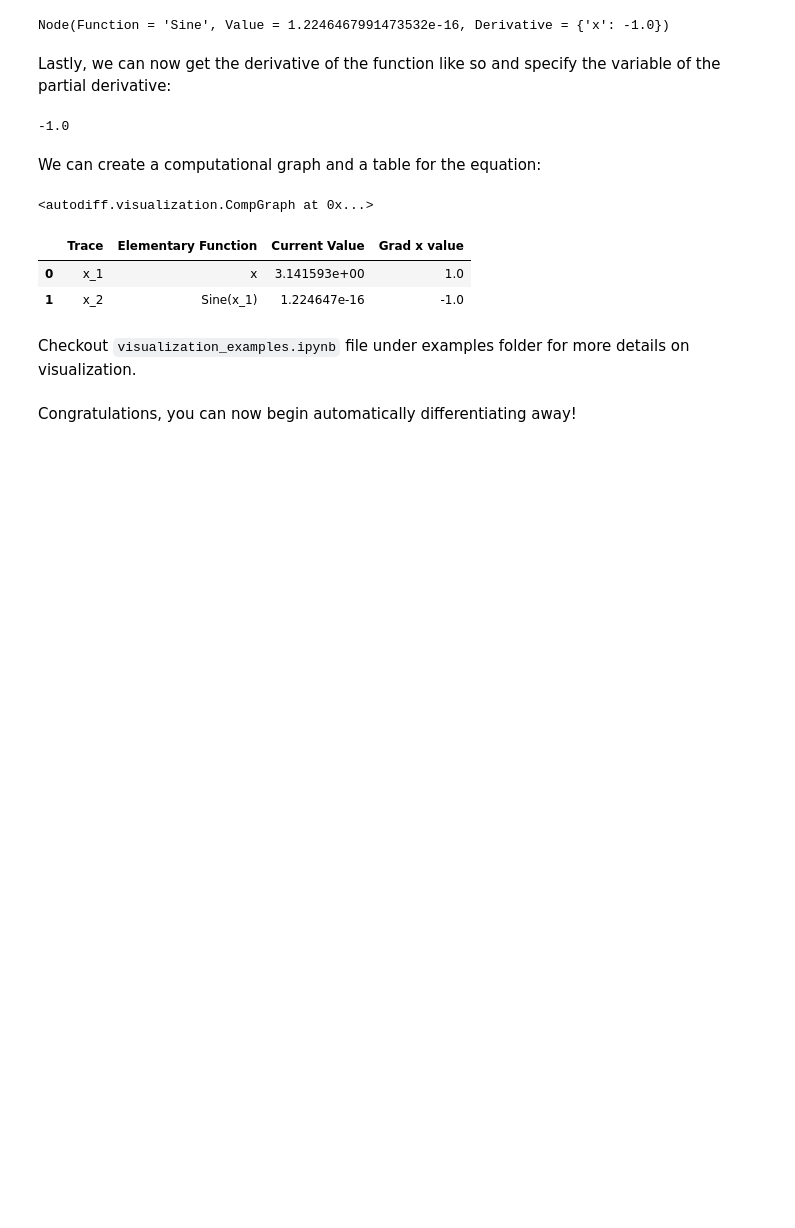
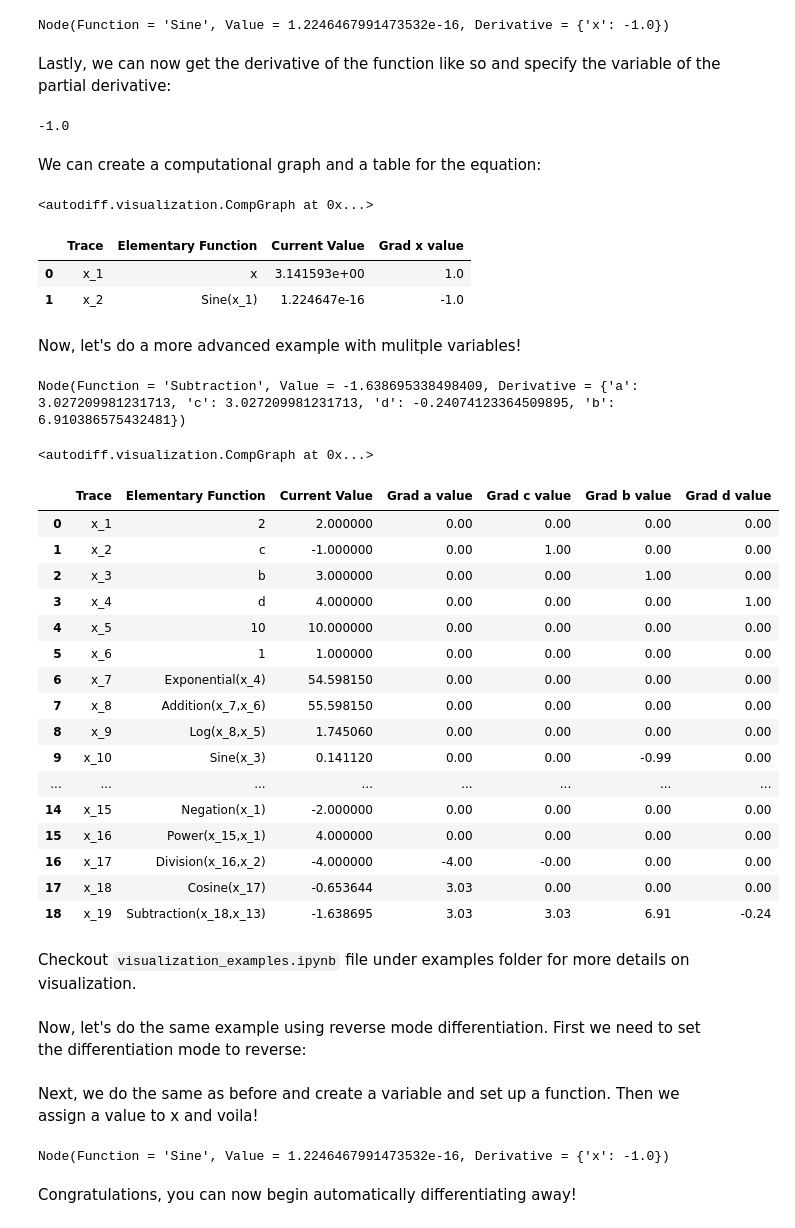
Before and after one commit to teamjel/cs207-FinalProject, a Jupyter notebook: documentation/Documentation.ipynb, the cells around one changed output. Saved outputs shown, nothing was run; the diff lists cells and outputs as text; code cells hidden in the pictures; blank space fills up the shorter version.

```diff
--- a/documentation/Documentation.ipynb
+++ b/documentation/Documentation.ipynb
@@ -89,5 +95,42 @@ y.get_comp_table()
 |  | Trace | Elementary Function | Current Value | Grad x value |
 | 0 | x_1 | x | 3.141593e+00 | 1.0 |
 | 1 | x_2 | Sine(x_1) | 1.224647e-16 | -1.0 |
+# %% [markdown]
+Now, let's do a more advanced example with mulitple variables!
+# %%
+a = AD.Variable("a")
+b = AD.Variable("b")
+c = AD.Variable("c")
+d = AD.Variable("d")
+y = AD.cos((-a)**2/c) - 4*AD.sin(b) * AD.log(AD.exp(d) + 1, 10)
+y(a = 2, b = 3, c = -1, d = 4)
+# %% [output]
+Node(Function = 'Subtraction', Value = -1.638695338498409, Derivative = {'a': 3.027209981231713, 'c': 3.027209981231713, 'd': -0.24074123364509895, 'b': 6.910386575432481})
+# %%
+y.get_comp_graph()
+# %% [output]
+<autodiff.visualization.CompGraph at 0x...>
+# %%
+y.get_comp_table()
+# %% [output]
+|  | Trace | Elementary Function | Current Value | Grad a value | Grad c value | Grad b value | Grad d value |
+| 0 | x_1 | 2 | 2.000000 | 0.00 | 0.00 | 0.00 | 0.00 |
+| 1 | x_2 | c | -1.000000 | 0.00 | 1.00 | 0.00 | 0.00 |
+| 2 | x_3 | b | 3.000000 | 0.00 | 0.00 | 1.00 | 0.00 |
+| 3 | x_4 | d | 4.000000 | 0.00 | 0.00 | 0.00 | 1.00 |
+| 4 | x_5 | 10 | 10.000000 | 0.00 | 0.00 | 0.00 | 0.00 |
+| 5 | x_6 | 1 | 1.000000 | 0.00 | 0.00 | 0.00 | 0.00 |
+| 6 | x_7 | Exponential(x_4) | 54.598150 | 0.00 | 0.00 | 0.00 | 0.00 |
+| 7 | x_8 | Addition(x_7,x_6) | 55.598150 | 0.00 | 0.00 | 0.00 | 0.00 |
+| 8 | x_9 | Log(x_8,x_5) | 1.745060 | 0.00 | 0.00 | 0.00 | 0.00 |
+| 9 | x_10 | Sine(x_3) | 0.141120 | 0.00 | 0.00 | -0.99 | 0.00 |
+| ... | ... | ... | ... | ... | ... | ... | ... |
+| 14 | x_15 | Negation(x_1) | -2.000000 | 0.00 | 0.00 | 0.00 | 0.00 |
+| 15 | x_16 | Power(x_15,x_1) | 4.000000 | 0.00 | 0.00 | 0.00 | 0.00 |
+| 16 | x_17 | Division(x_16,x_2) | -4.000000 | -4.00 | -0.00 | 0.00 | 0.00 |
+| 17 | x_18 | Cosine(x_17) | -0.653644 | 3.03 | 0.00 | 0.00 | 0.00 |
+| 18 | x_19 | Subtraction(x_18,x_13) | -1.638695 | 3.03 | 3.03 | 6.91 | -0.24 |
 # %% [markdown]
 Checkout `visualization_examples.ipynb` file under examples folder for more details on visualization.
+# %% [markdown]
+Now, let's do the same example using reverse mode differentiation. First we need to set the differentiation mode to reverse:
@@ -94,3 +139,11 @@ Checkout `visualization_examples.ipynb` file under examples folder for more deta
+# %% [markdown]
+Next, we do the same as before and create a variable and set up a function. Then we assign a value to x and voila!
+# %%
+x = AD.Variable("x")
+y = AD.sin(x)
+y(x=np.pi)
+# %% [output]
+Node(Function = 'Sine', Value = 1.2246467991473532e-16, Derivative = {'x': -1.0})
 # %% [markdown]
 Congratulations, you can now begin automatically differentiating away!
 # %% [markdown]
```
Also changed, not shown: parts of 14 cells of this notebook, 1 other file.
